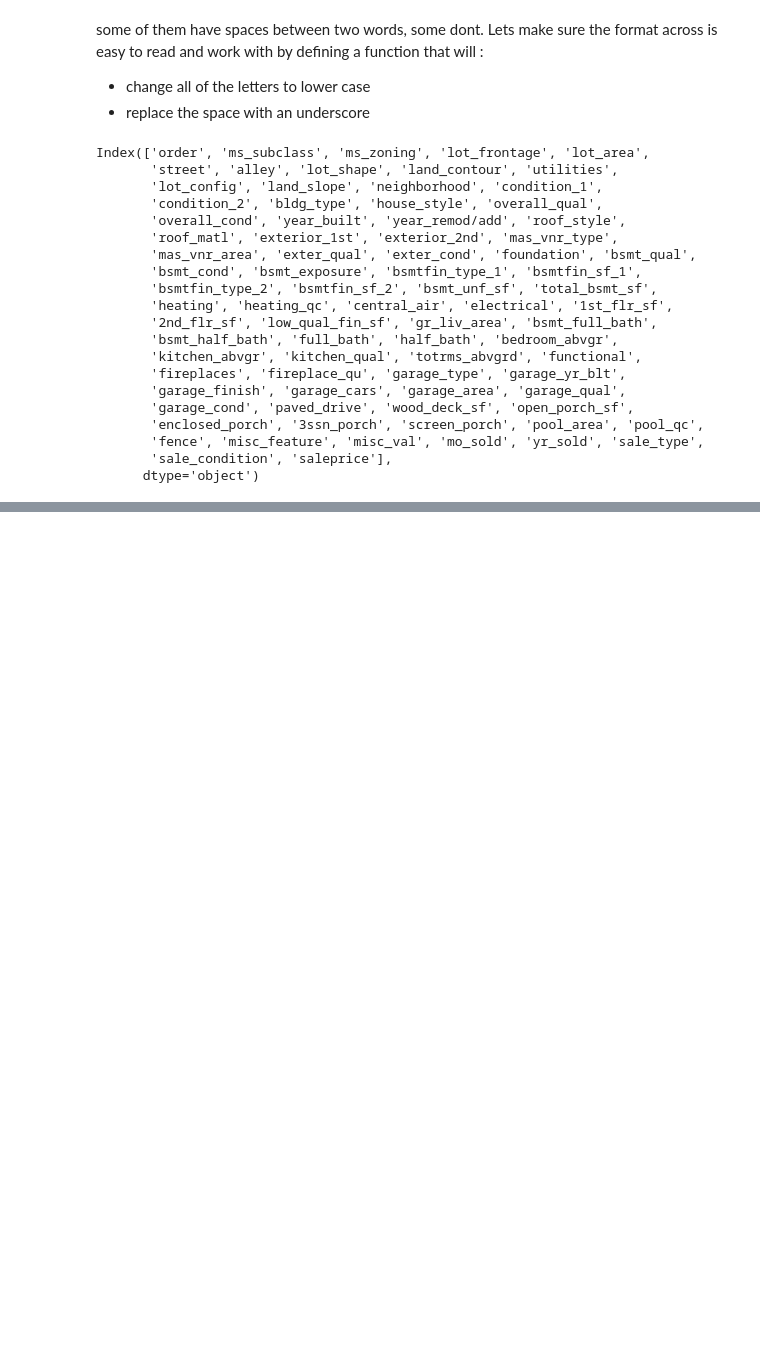
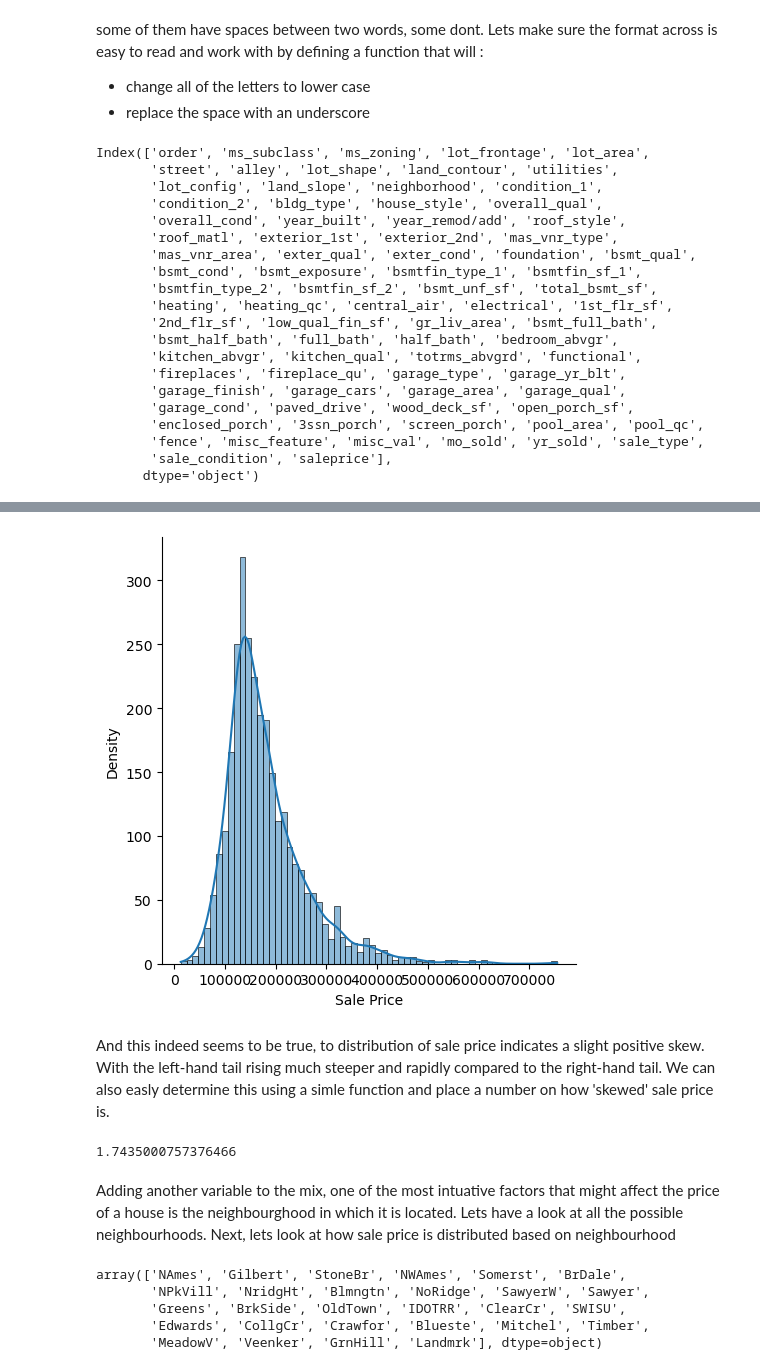
Before and after one commit to jckowalczyk/housing_data_analysis, a Jupyter notebook: scripts/ames_analysis.ipynb, the cells around one changed output, grey strips where cells are left out. Drawn from its saved outputs; the diff is of its cells as text; code cells hidden in the pictures; blank space fills up the shorter version.

Commit message:
correlation plots

```diff
--- a/scripts/ames_analysis.ipynb
+++ b/scripts/ames_analysis.ipynb
@@ -15,4 +11,3 @@ import matplotlib.pyplot as plt #Package for plotting
 # %%
-data_dir = r"C:\Users\ASUS\Documents\3 - Portfolio\Python_Project\data\ames.csv"
-
-ames_data = pd.read_csv(data_dir)
+# Data Load
+ames_data = pd.read_csv(r"C:\Users\ASUS\Documents\3 - Portfolio\Python_Project\data\ames.csv")
@@ -135,0 +209,28 @@ Another thing we might want to address here is how to deal with NA variables.
+# %%
+
+sale_price_counts = sns.displot(x = cleaned_ames_data["saleprice"],
+                                kde = True)
+
+
+sale_price_counts.set(xlabel='Sale Price',
+                        ylabel='Density');
+
+sale_price_counts;
+# %% [output]
+[figure, added]
+# %% [markdown]
+And this indeed seems to be true, to distribution of sale price indicates a slight positive skew. With the left-hand tail rising much steeper and rapidly compared to the right-hand tail. We can also easly determine this using a simle function and place a number on how 'skewed' sale price is.
+# %%
+cleaned_ames_data["saleprice"].skew()
+# %% [output]
+1.7435000757376466
+# %% [markdown]
+Adding another variable to the mix, one of the most intuative factors that might affect the price of a house is the neighbourghood in which it is located. Lets have a look at all the possible neighbourhoods. Next, lets look at how sale price is distributed based on neighbourhood
+# %%
+cleaned_ames_data["neighborhood"].unique()
+# %% [output]
+array(['NAmes', 'Gilbert', 'StoneBr', 'NWAmes', 'Somerst', 'BrDale',
+       'NPkVill', 'NridgHt', 'Blmngtn', 'NoRidge', 'SawyerW', 'Sawyer',
+       'Greens', 'BrkSide', 'OldTown', 'IDOTRR', 'ClearCr', 'SWISU',
+       'Edwards', 'CollgCr', 'Crawfor', 'Blueste', 'Mitchel', 'Timber',
+       'MeadowV', 'Veenker', 'GrnHill', 'Landmrk'], dtype=object)
```
Also changed, not shown: parts of 41 cells of this notebook.
